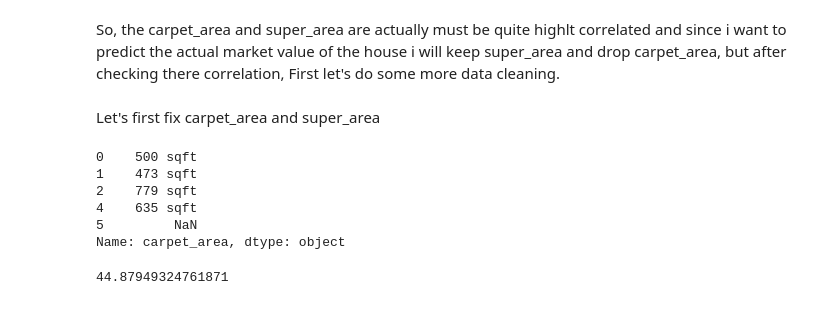
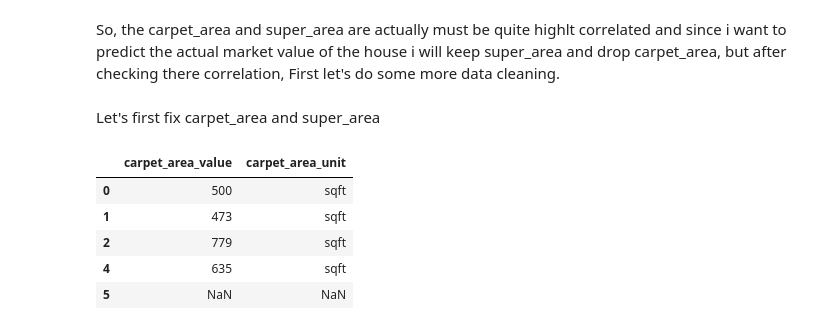
Before and after one commit to Ak62007/ML_Work, a Jupyter notebook: Linear_Regression_and_Decision_Tree_Regressors/notebooks/linear_regression.ipynb, the cells around one changed output. Cells and saved outputs as stored; diff of their text form; code cells hidden in the pictures.

```diff
--- a/Linear_Regression_and_Decision_Tree_Regressors/notebooks/linear_regression.ipynb
+++ b/Linear_Regression_and_Decision_Tree_Regressors/notebooks/linear_regression.ipynb
@@ -602,13 +598,13 @@ idxs = data["carpet_area"][data["carpet_area"].notna()].index
-# %%
-data["carpet_area"].head()
-# %% [output]
-0    500 sqft
-1    473 sqft
-2    779 sqft
-4    635 sqft
-5         NaN
-Name: carpet_area, dtype: object
-# %%
-missing_per["carpet_area"].item()
-# %% [output]
-44.87949324761871
+# %%
+data[['super_area_value', 'super_area_unit']] = data['super_area'].str.extract(r'(\d+\.?\d*)\s+([a-zA-Z]+)')
+# %%
+data[['carpet_area_value', 'carpet_area_unit']] = data['carpet_area'].str.extract(r'(\d+\.?\d*)\s+([a-zA-Z]+)')
+# %%
+data[['carpet_area_value', 'carpet_area_unit']].head()
+# %% [output]
+|  | carpet_area_value | carpet_area_unit |
+| 0 | 500 | sqft |
+| 1 | 473 | sqft |
+| 2 | 779 | sqft |
+| 4 | 635 | sqft |
+| 5 | NaN | NaN |
```
Also changed, not shown: parts of 18 cells of this notebook.
